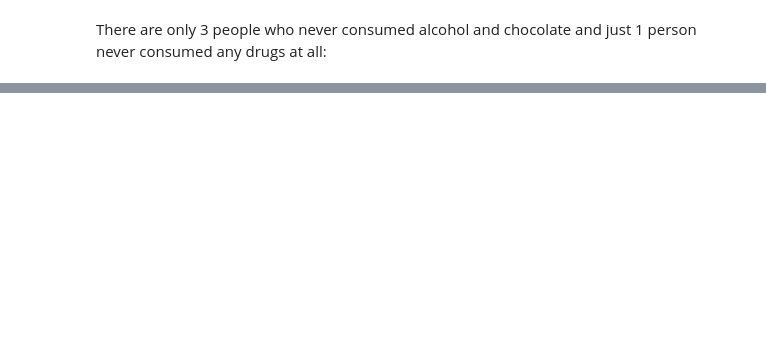
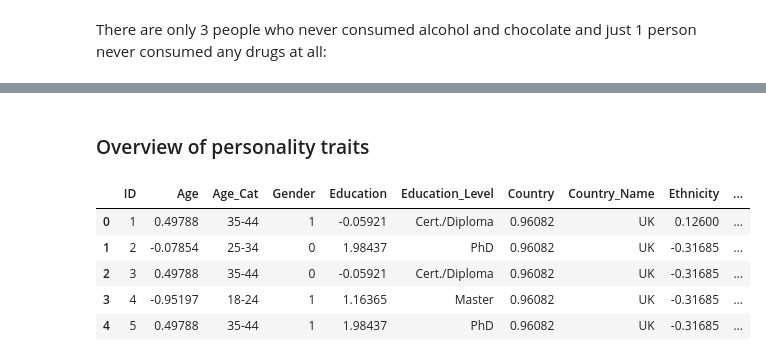
Before and after one commit to SebastianRoetten/Personality_vs_drug_use, a Jupyter notebook: EDA_Laura.ipynb, the cells around one changed output, grey strips where cells are left out. Saved outputs shown, nothing was run; the diff lists cells and outputs as text; code cells hidden in the pictures; blank space fills up the shorter version.

```diff
--- a/EDA_Laura.ipynb
+++ b/EDA_Laura.ipynb
@@ -97,0 +139,11 @@ df1[(df1["Alcohol"] == "CL0") & (df1["Choc"] == "CL0")]
+# %% [markdown]
+### Overview of personality traits
+# %%
+df1.head()
+# %% [output]
+|  | ID | Age | Age_Cat | Gender | Education | Education_Level | Country | Country_Name | Ethnicity | ... |
+| 0 | 1 | 0.49788 | 35-44 | 1 | -0.05921 | Cert./Diploma | 0.96082 | UK | 0.12600 | ... |
+| 1 | 2 | -0.07854 | 25-34 | 0 | 1.98437 | PhD | 0.96082 | UK | -0.31685 | ... |
+| 2 | 3 | 0.49788 | 35-44 | 0 | -0.05921 | Cert./Diploma | 0.96082 | UK | -0.31685 | ... |
+| 3 | 4 | -0.95197 | 18-24 | 1 | 1.16365 | Master | 0.96082 | UK | -0.31685 | ... |
+| 4 | 5 | 0.49788 | 35-44 | 1 | 1.98437 | PhD | 0.96082 | UK | -0.31685 | ... |
```
Also changed, not shown: parts of 10 cells of this notebook.
